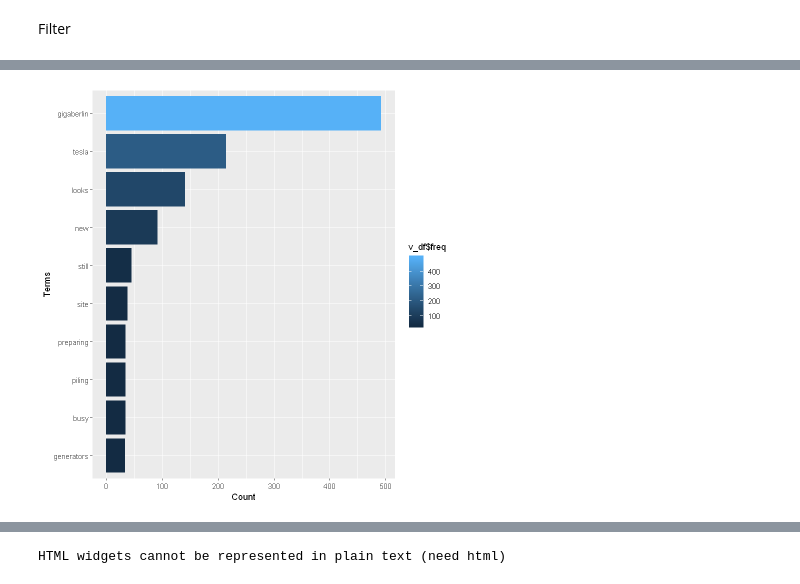
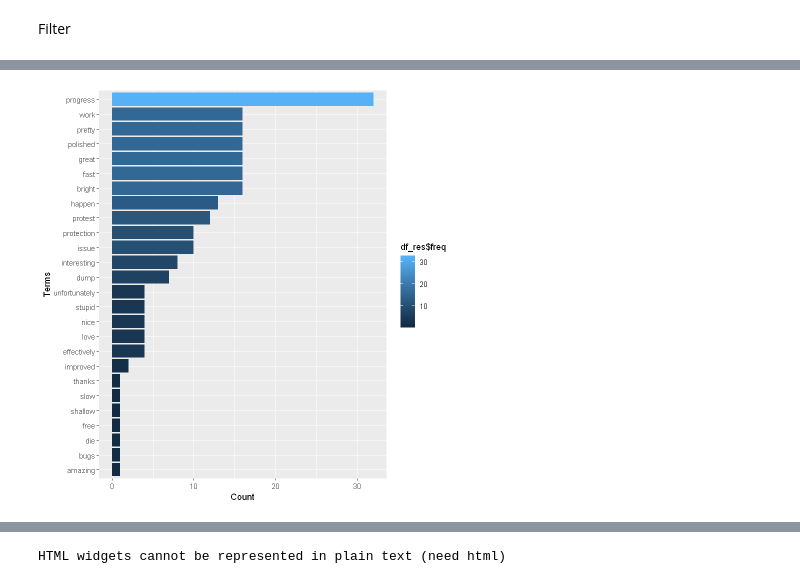
Before and after one commit to jjbous/Analyse-semi--unstrukturierter-daten, a Jupyter notebook: Praxisarbeit/Tesla(de).ipynb, the cells around one changed output, grey strips where cells are left out. Cells and saved outputs as stored; diff of their text form; code cells hidden in the pictures.

```diff
--- a/Praxisarbeit/Tesla(de).ipynb
+++ b/Praxisarbeit/Tesla(de).ipynb
@@ -271,0 +282,11 @@ v_df <- head(df,10)
+# %%
+df_1 <- tesla.scors%>%
+  left_join(df,c("text" = "term"))
+# %%
+m <- as.matrix(tdm)
+m_df <- as.data.frame(m)
+m_name <- as.data.frame(t(m))
+m_df$text <- colnames(m_name)
+# %%
+df_res <- df_1%>%
+  left_join(m_df,by = "text")
@@ -272,5 +296,7 @@ v_df <- head(df,10)
+# %%
+df_res$datum <- date()
 # %%
-ggplot(v_df,aes(x = reorder(v_df$term, +v_df$freq), y = freq, fill=v_df$freq)) + geom_bar(stat = "identity") +
+ggplot(df_res,aes(x = reorder(df_res$text, +df_res$freq), y = freq, fill=df_res$freq)) + geom_bar(stat = "identity") +
   scale_colour_gradientn(colors = terrain.colors(10)) + xlab("Terms") + ylab("Count") + coord_flip()
 # %% [output]
-[figure, old version]
+[figure, new version]
```
Also changed, not shown: parts of 20 cells of this notebook.
